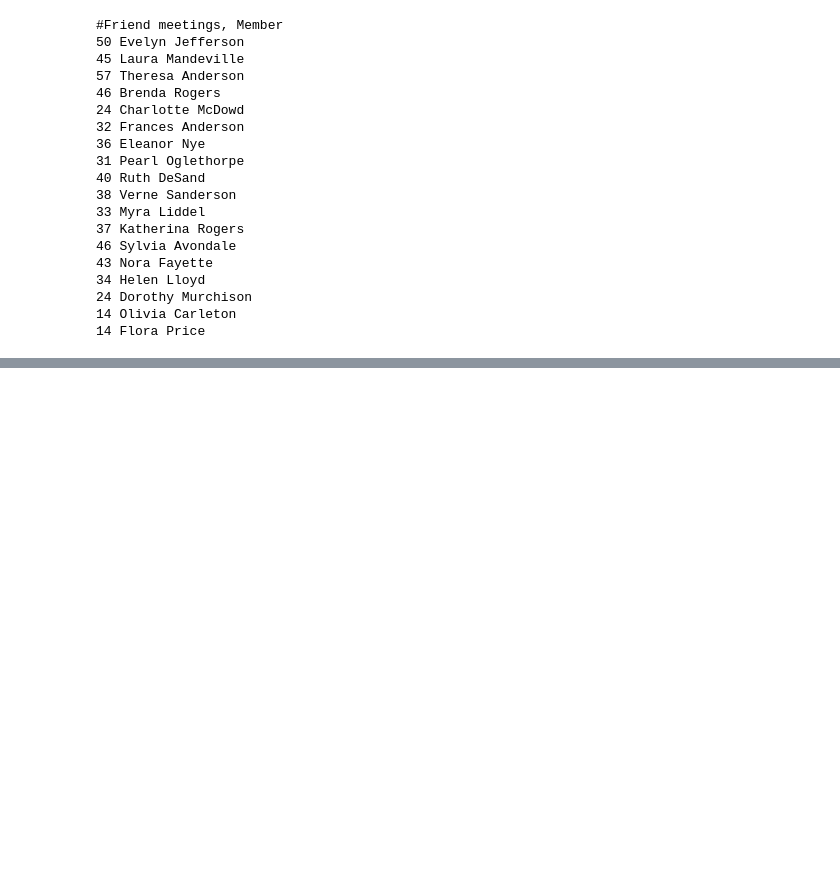
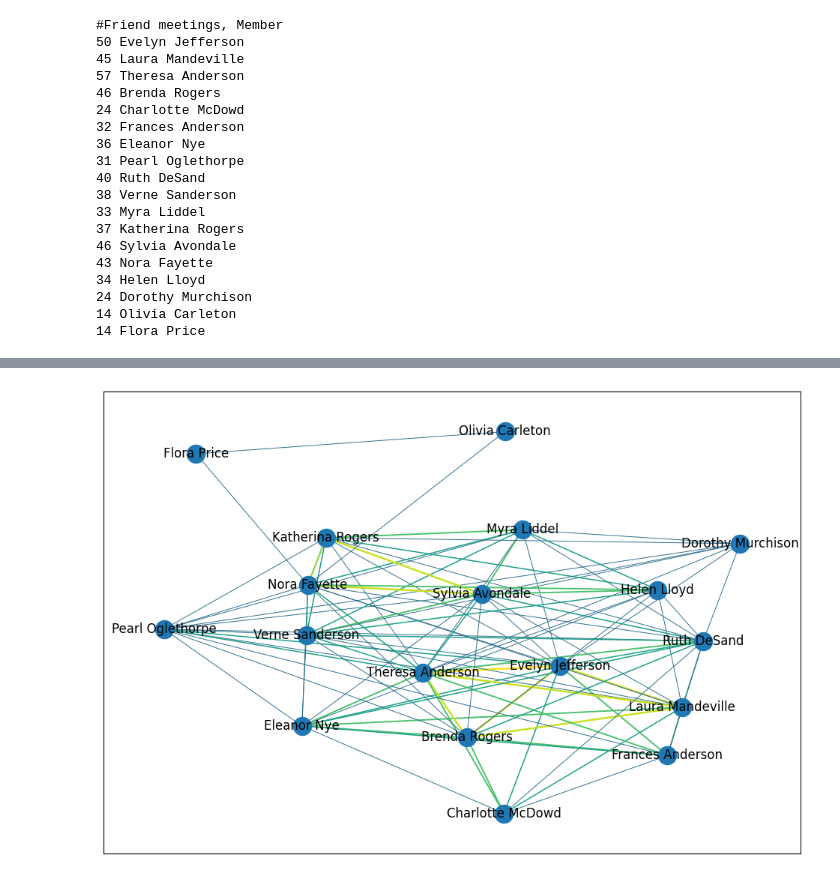
Before and after one commit to naomibuell/DATA620, a Jupyter notebook: week-6/620_W6_DataSets.ipynb, the cells around one changed output, grey strips where cells are left out. Saved outputs shown, nothing was run; the diff lists cells and outputs as text; code cells hidden in the pictures; blank space fills up the shorter version.

```diff
--- a/week-6/620_W6_DataSets.ipynb
+++ b/week-6/620_W6_DataSets.ipynb
@@ -73,7 +71,7 @@ for w in women:
 # %%
 # project bipartite graph onto women nodes keeping number of co-occurrence
 # the degree computed is weighted and counts the total number of shared contacts
-W = bipartite.weighted_projected_graph(G, women)
+W = bi.weighted_projected_graph(G, women)
 print()
 print("#Friend meetings, Member")
 for w in women:
@@ -127,0 +108,16 @@ plt.show()
+# %%
+w_largest_component_nodes = max(nx.connected_components(W), key=len)
+
+wnet = W.subgraph(w_largest_component_nodes).copy()
+
+w_weights = [math.log(edata['weight']) for f,t,edata in wnet.edges(data=True)]
+
+plt.figure(figsize=(12,8))
+nx.draw_networkx(
+    wnet,
+    width=w_weights,
+    edge_color=w_weights
+)
+plt.show()
+# %% [output]
+[figure, added]
```
Also changed, not shown: parts of 17 cells of this notebook.
